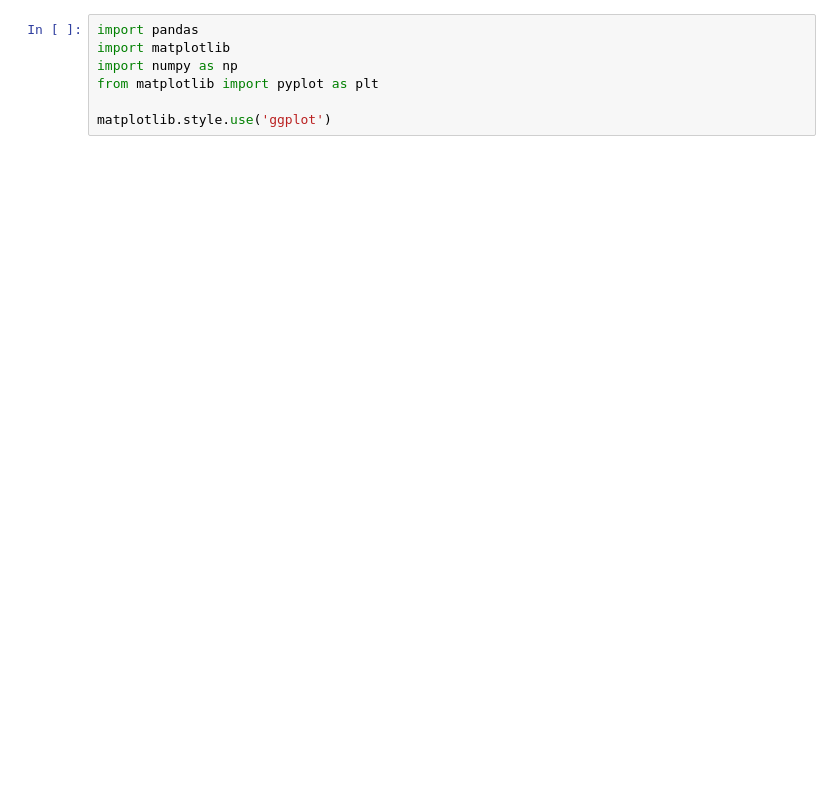
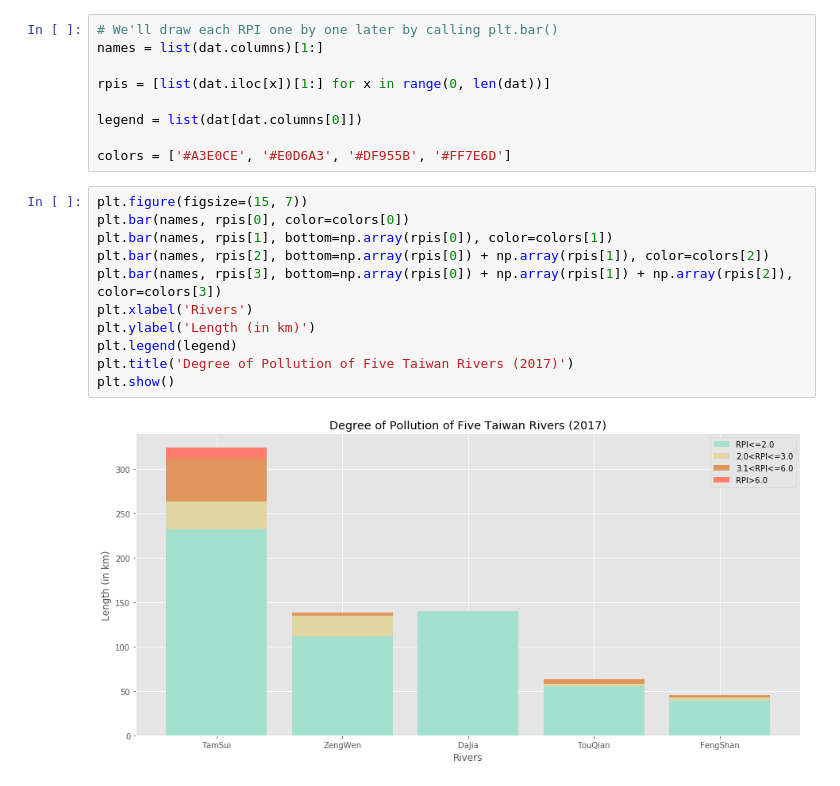
Before and after one commit to aesophor/DataScience, a Jupyter notebook: 01-Numerical/River Pollution Data Visualization.ipynb, the cells around one changed output. Cells and saved outputs as stored; diff of their text form; blank space fills up the shorter version.

```diff
--- a/01-Numerical/River Pollution Data Visualization.ipynb
+++ b/01-Numerical/River Pollution Data Visualization.ipynb
@@ -4,7 +30,22 @@
-# %%
-import pandas
-import matplotlib
-import numpy as np
-from matplotlib import pyplot as plt
-
-matplotlib.style.use('ggplot')
+# %%
+# We'll draw each RPI one by one later by calling plt.bar()
+names = list(dat.columns)[1:]
+
+rpis = [list(dat.iloc[x])[1:] for x in range(0, len(dat))]
+
+legend = list(dat[dat.columns[0]])
+
+colors = ['#A3E0CE', '#E0D6A3', '#DF955B', '#FF7E6D']
+# %%
+plt.figure(figsize=(15, 7))
+plt.bar(names, rpis[0], color=colors[0])
+plt.bar(names, rpis[1], bottom=np.array(rpis[0]), color=colors[1])
+plt.bar(names, rpis[2], bottom=np.array(rpis[0]) + np.array(rpis[1]), color=colors[2])
+plt.bar(names, rpis[3], bottom=np.array(rpis[0]) + np.array(rpis[1]) + np.array(rpis[2]), color=colors[3])
+plt.xlabel('Rivers')
+plt.ylabel('Length (in km)')
+plt.legend(legend)
+plt.title('Degree of Pollution of Five Taiwan Rivers (2017)')
+plt.show()
+# %% [output]
+[figure, added]
```
Also changed, not shown: parts of 12 cells of this notebook, 2 other files.
